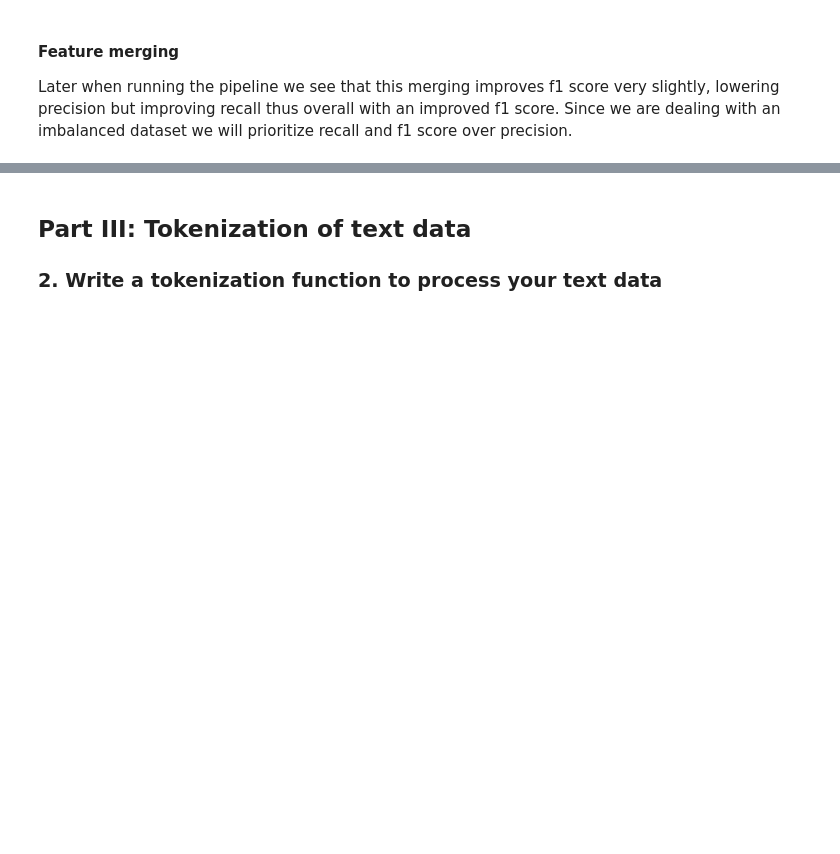
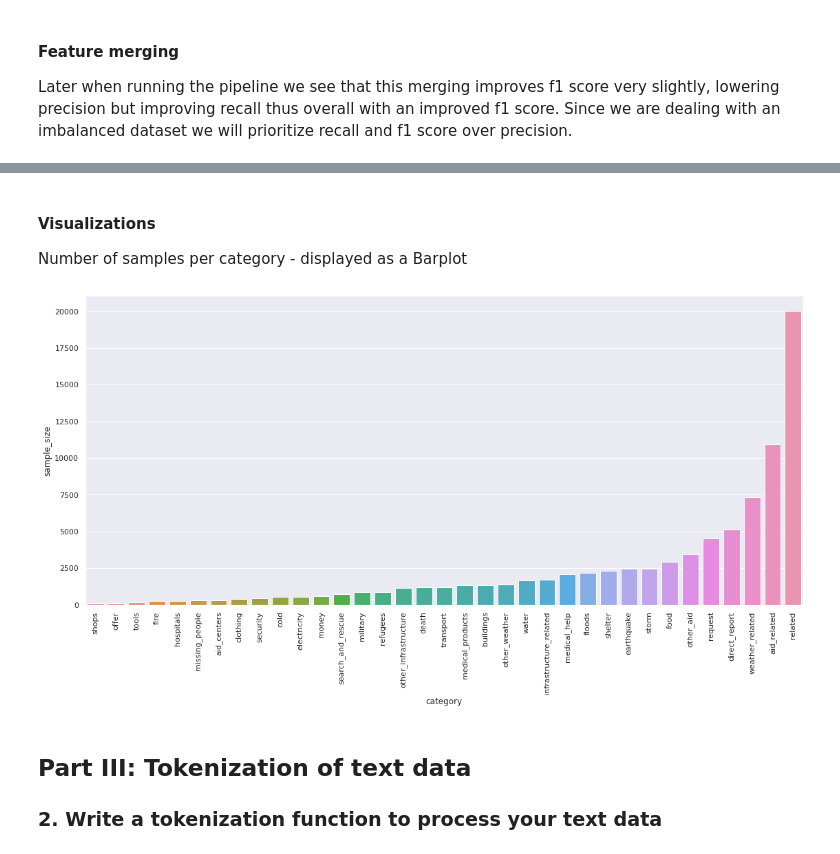
Before and after one commit to defunSM/Data-Science-Portfolio, a Jupyter notebook: Diasaster Response Classification/ML Pipeline Preparation.ipynb, the cells around one changed output, grey strips where cells are left out. Drawn from its saved outputs; the diff is of its cells as text; code cells hidden in the pictures; blank space fills up the shorter version.

Commit message:
added: visualizations - wordcloud+barplot

```diff
--- a/Diasaster Response Classification/ML Pipeline Preparation.ipynb
+++ b/Diasaster Response Classification/ML Pipeline Preparation.ipynb
@@ -195,4 +197,18 @@ Y.head()
 5 rows × 35 columns
+# %% [markdown]
+#### Visualizations
+
+Number of samples per category - displayed as a Barplot
+# %%
+import seaborn as sns
+from matplotlib import rcParams
+# figure size in inches
+rcParams['figure.figsize'] = 18.7,8.27
+
+hplot = sns.barplot(data=df_sample.sort_values('sample_size'), x="category", y="sample_size")
+hplot.tick_params(axis='x', rotation=90)
+# %% [output]
+[figure, added]
 # %% [markdown]
 ## Part III: Tokenization of text data
 ### 2. Write a tokenization function to process your text data
```
Also changed, not shown: parts of 7 cells of this notebook, 2 other files.
